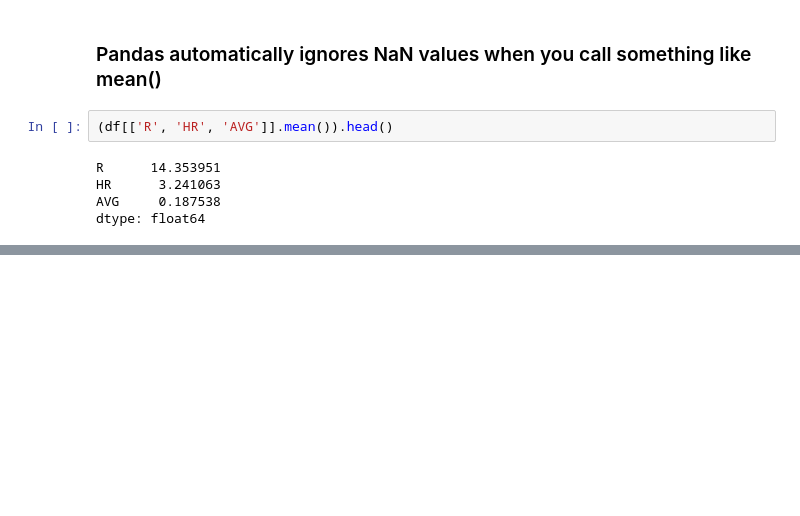
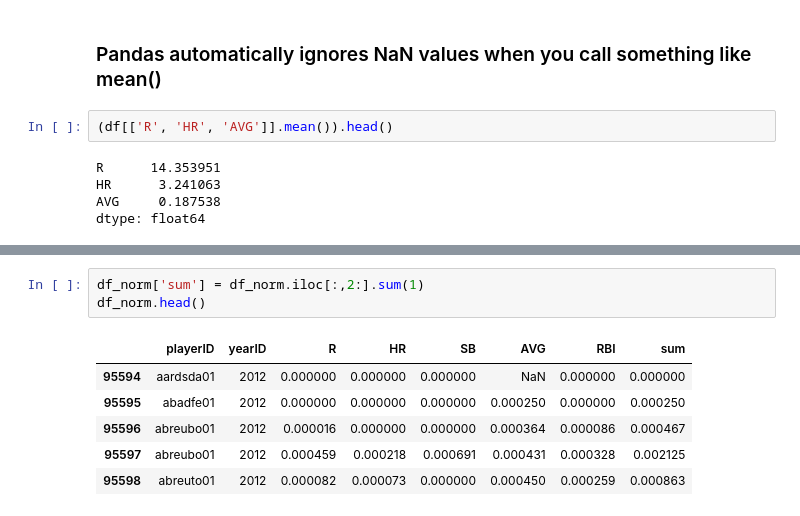
Before and after one commit to eihli/baseball-fantasy-draft, a Jupyter notebook: First.ipynb, the cells around one changed output, grey strips where cells are left out. Drawn from its saved outputs; the diff is of its cells as text; blank space fills up the shorter version.

```diff
--- a/First.ipynb
+++ b/First.ipynb
@@ -87,0 +60,10 @@ df_norm.iloc[:,2:] = (df.iloc[:,2:] - df.iloc[:,2:].mean()) / df.iloc[:,2:].std(
+# %%
+df_norm['sum'] = df_norm.iloc[:,2:].sum(1)
+df_norm.head()
+# %% [output]
+|  | playerID | yearID | R | HR | SB | AVG | RBI | sum |
+| 95594 | aardsda01 | 2012 | 0.000000 | 0.000000 | 0.000000 | NaN | 0.000000 | 0.000000 |
+| 95595 | abadfe01 | 2012 | 0.000000 | 0.000000 | 0.000000 | 0.000250 | 0.000000 | 0.000250 |
+| 95596 | abreubo01 | 2012 | 0.000016 | 0.000000 | 0.000000 | 0.000364 | 0.000086 | 0.000467 |
+| 95597 | abreubo01 | 2012 | 0.000459 | 0.000218 | 0.000691 | 0.000431 | 0.000328 | 0.002125 |
+| 95598 | abreuto01 | 2012 | 0.000082 | 0.000073 | 0.000000 | 0.000450 | 0.000259 | 0.000863 |
```
Also changed, not shown: parts of 18 cells of this notebook, 1 other file.
